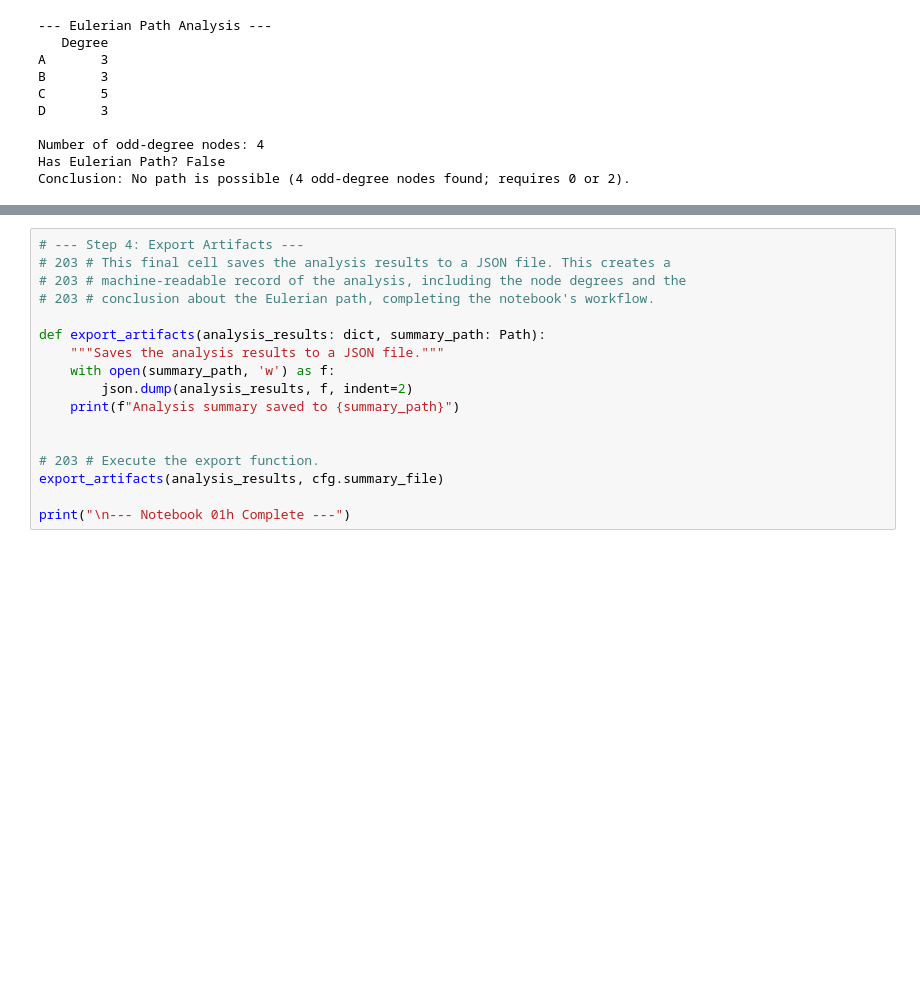
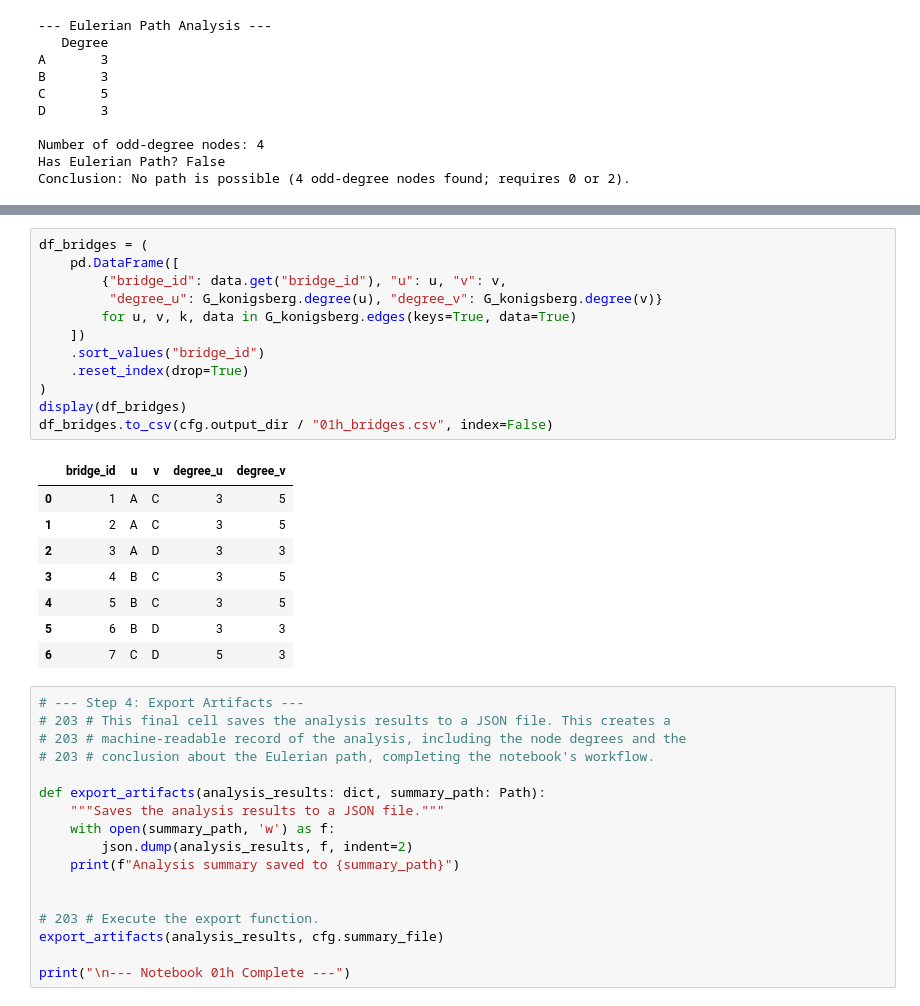
Before and after one commit to RossTylr/REACH-Map-NHS-SW, a Jupyter notebook: notebooks/01h_standalone_konigsberg_bridge_example.ipynb, the cells around one changed output, grey strips where cells are left out. Cells and saved outputs as stored; diff of their text form; blank space fills up the shorter version.

```diff
--- a/notebooks/01h_standalone_konigsberg_bridge_example.ipynb
+++ b/notebooks/01h_standalone_konigsberg_bridge_example.ipynb
@@ -209,3 +237,24 @@ Graph visualisation saved to outputs/01h_konigsberg_bridge/01h_konigsberg_bridge
+# %%
+df_bridges = (
+    pd.DataFrame([
+        {"bridge_id": data.get("bridge_id"), "u": u, "v": v,
+         "degree_u": G_konigsberg.degree(u), "degree_v": G_konigsberg.degree(v)}
+        for u, v, k, data in G_konigsberg.edges(keys=True, data=True)
+    ])
+    .sort_values("bridge_id")
+    .reset_index(drop=True)
+)
+display(df_bridges)
+df_bridges.to_csv(cfg.output_dir / "01h_bridges.csv", index=False)
+# %% [output]
+|  | bridge_id | u | v | degree_u | degree_v |
+| 0 | 1 | A | C | 3 | 5 |
+| 1 | 2 | A | C | 3 | 5 |
+| 2 | 3 | A | D | 3 | 3 |
+| 3 | 4 | B | C | 3 | 5 |
+| 4 | 5 | B | C | 3 | 5 |
+| 5 | 6 | B | D | 3 | 3 |
+| 6 | 7 | C | D | 5 | 3 |
 # %%
 # --- Step 4: Export Artifacts ---
 # 203 # This final cell saves the analysis results to a JSON file. This creates a
```
Also changed, not shown: parts of 8 cells of this notebook, 11 other files.
